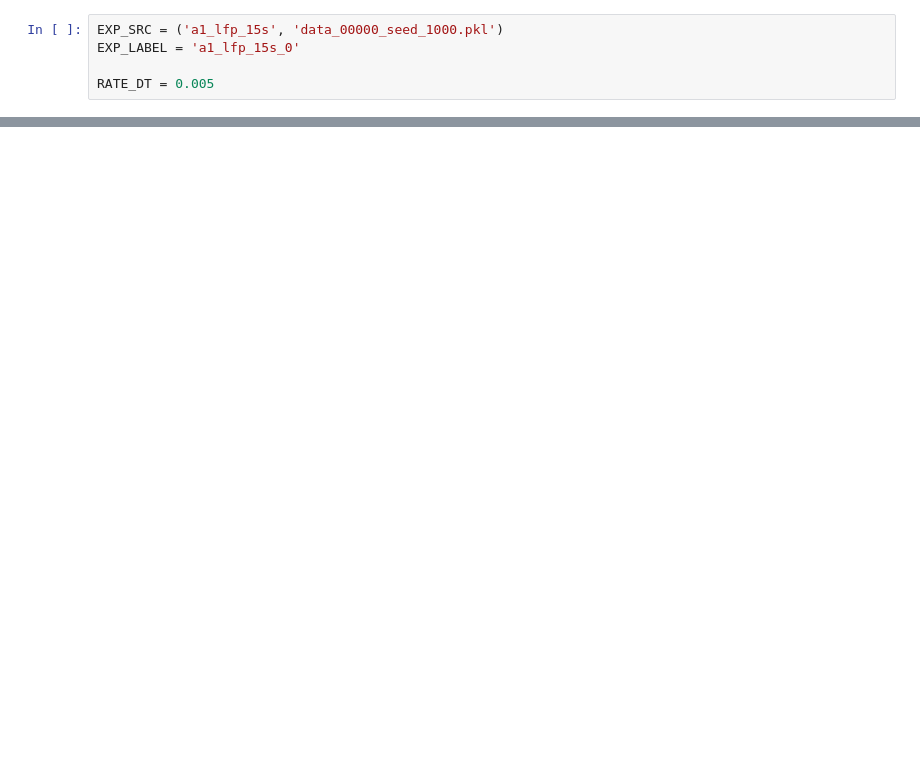
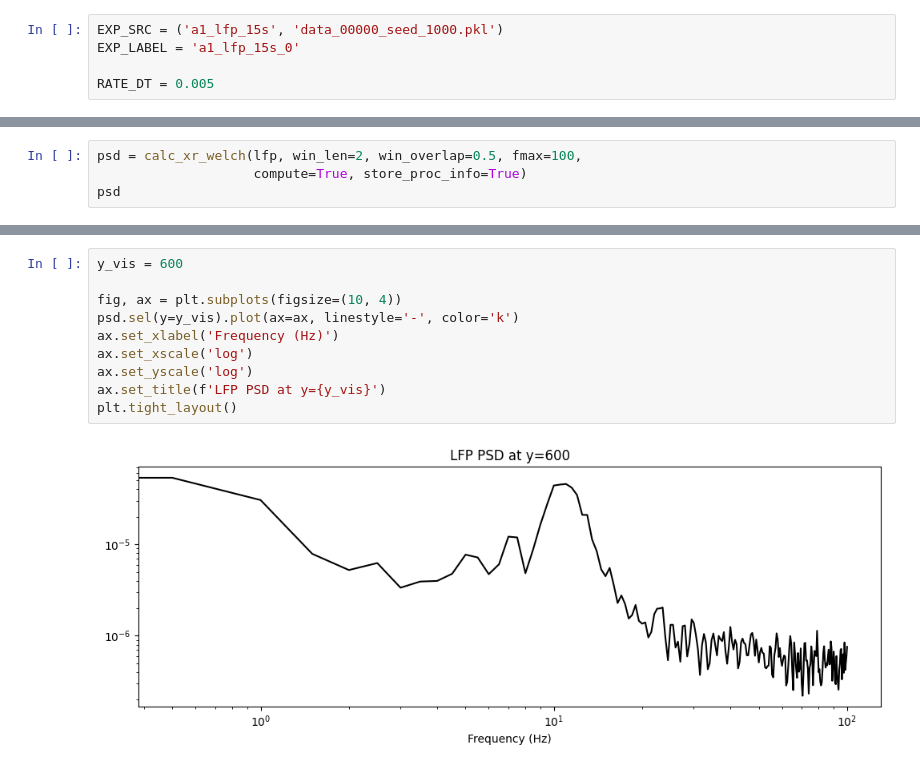
Before and after one commit to niknovikov19/sim-data-analyzer, a Jupyter notebook: dev_scratch/a1_osc.ipynb, the cells around one changed output, grey strips where cells are left out. Drawn from its saved outputs; the diff is of its cells as text; blank space fills up the shorter version.

```diff
--- a/dev_scratch/a1_osc.ipynb
+++ b/dev_scratch/a1_osc.ipynb
@@ -66,0 +154,4 @@ if (not lfp_loaded) or (not rates_loaded):
+# %%
+psd = calc_xr_welch(lfp, win_len=2, win_overlap=0.5, fmax=100,
+                    compute=True, store_proc_info=True)
+psd
@@ -66,0 +204,12 @@ if (not lfp_loaded) or (not rates_loaded):
+# %%
+y_vis = 600
+
+fig, ax = plt.subplots(figsize=(10, 4))
+psd.sel(y=y_vis).plot(ax=ax, linestyle='-', color='k')
+ax.set_xlabel('Frequency (Hz)')
+ax.set_xscale('log')
+ax.set_yscale('log')
+ax.set_title(f'LFP PSD at y={y_vis}')
+plt.tight_layout()
+# %% [output]
+[figure, added]
```
Also changed, not shown: parts of 24 cells of this notebook, 4 other files.
